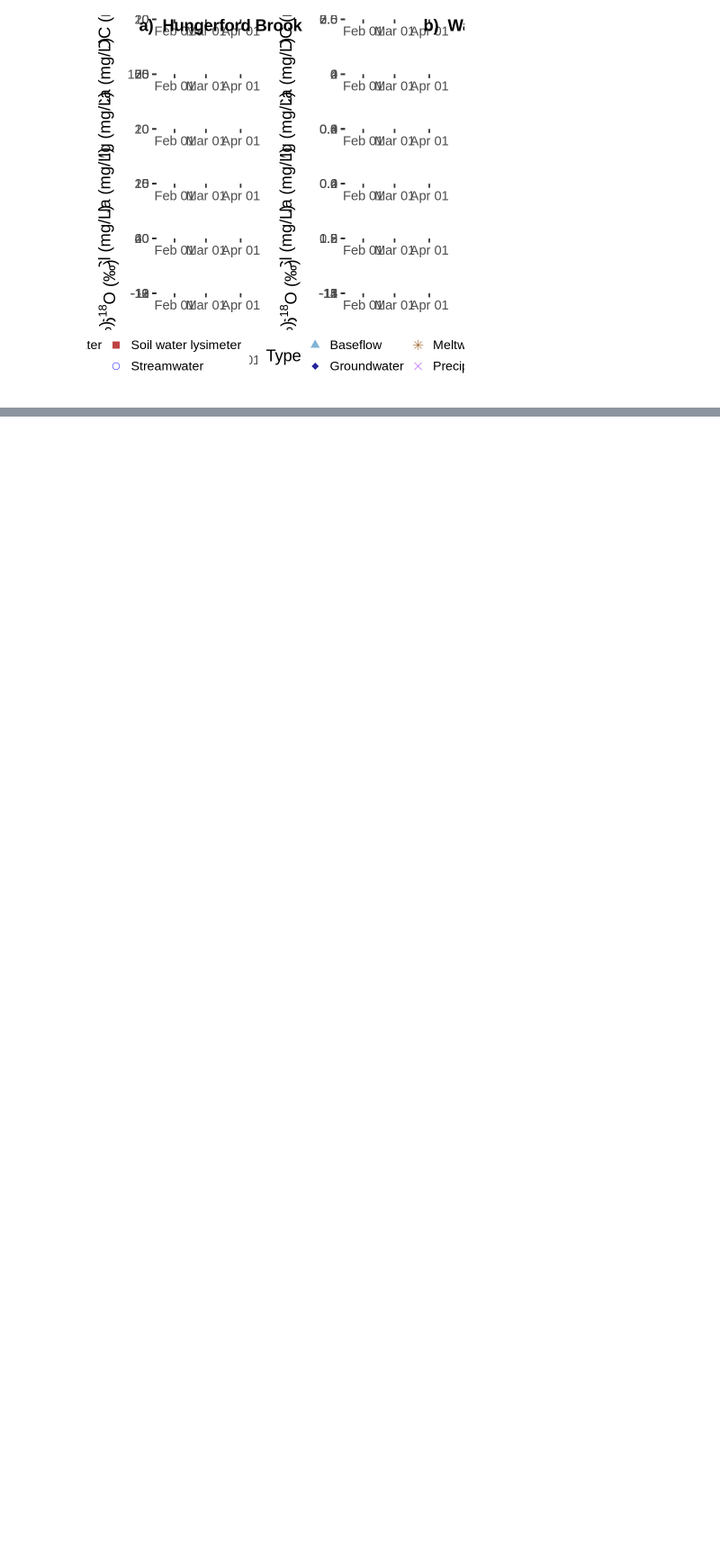
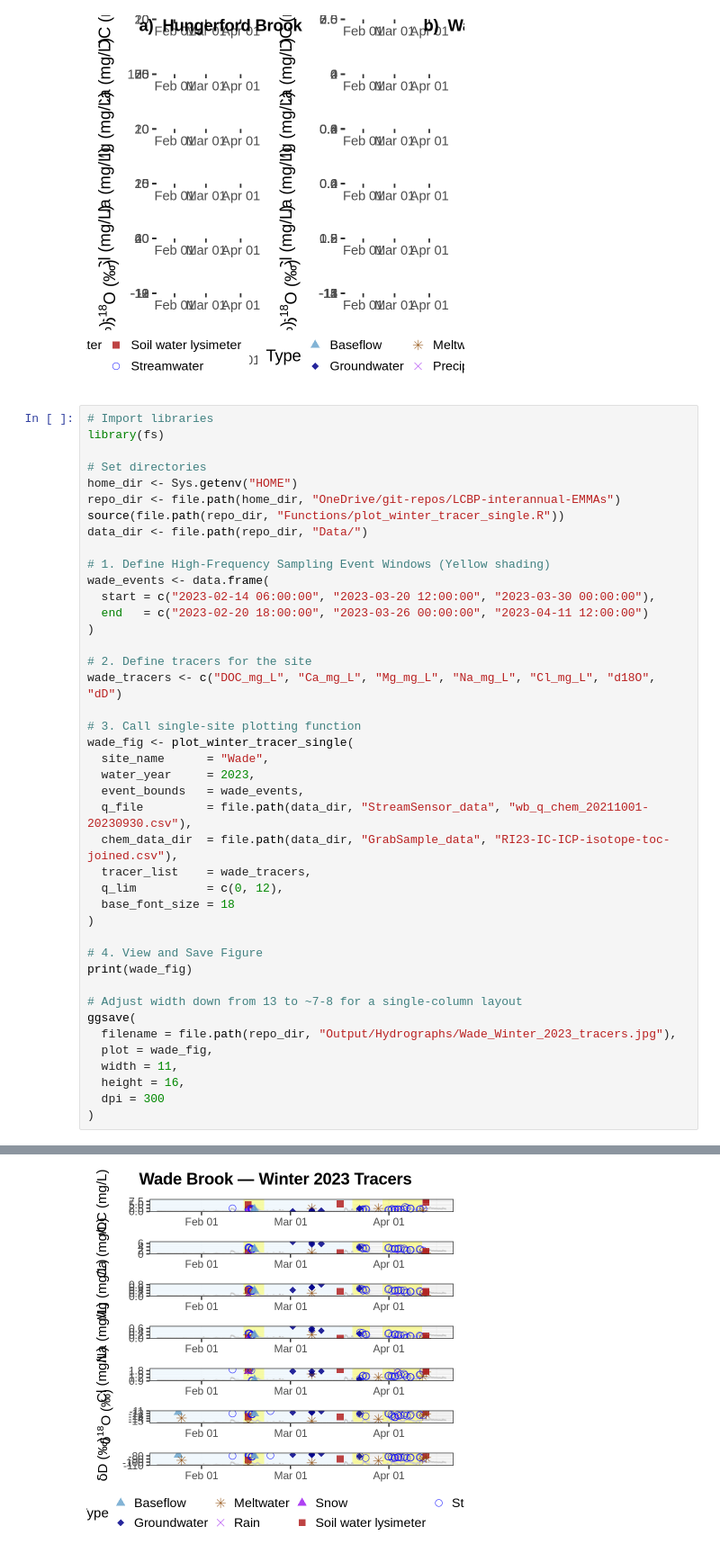
Before and after one commit to MeganEDuffy/LCBP-interannual-EMMAs, a Jupyter notebook: Notebooks/StreamSensor_timeseries/RI23_Stream_solute_comparison.ipynb, the cells around one changed output, grey strips where cells are left out. Shown at 90% size. Cells and saved outputs as stored; diff of their text form; blank space fills up the shorter version.

Commit message:
plotted wade winter solute timeseries to get legend for biorender

```diff
--- a/Notebooks/StreamSensor_timeseries/RI23_Stream_solute_comparison.ipynb
+++ b/Notebooks/StreamSensor_timeseries/RI23_Stream_solute_comparison.ipynb
@@ -68,3 +68,46 @@ Warning message:
 Warning message:
 “Removed 6 rows containing missing values or values outside the scale range (`geom_point()`).”
 [figure]
+# %%
+# Import libraries
+library(fs)
+
+# Set directories
+home_dir <- Sys.getenv("HOME")
+repo_dir <- file.path(home_dir, "OneDrive/git-repos/LCBP-interannual-EMMAs")
+source(file.path(repo_dir, "Functions/plot_winter_tracer_single.R"))
+data_dir <- file.path(repo_dir, "Data/")
+
+# 1. Define High-Frequency Sampling Event Windows (Yellow shading)
+wade_events <- data.frame(
+  start = c("2023-02-14 06:00:00", "2023-03-20 12:00:00", "2023-03-30 00:00:00"),
+  end   = c("2023-02-20 18:00:00", "2023-03-26 00:00:00", "2023-04-11 12:00:00")
+)
+
+# 2. Define tracers for the site
+wade_tracers <- c("DOC_mg_L", "Ca_mg_L", "Mg_mg_L", "Na_mg_L", "Cl_mg_L", "d18O", "dD")
+
+# 3. Call single-site plotting function
+wade_fig <- plot_winter_tracer_single(
+  site_name      = "Wade",
+  water_year     = 2023,
+  event_bounds   = wade_events,
+  q_file         = file.path(data_dir, "StreamSensor_data", "wb_q_chem_20211001-20230930.csv"),
+  chem_data_dir  = file.path(data_dir, "GrabSample_data", "RI23-IC-ICP-isotope-toc-joined.csv"),
+  tracer_list    = wade_tracers,
+  q_lim          = c(0, 12),
+  base_font_size = 18
+)
+
+# 4. View and Save Figure
+print(wade_fig)
+
+# Adjust width down from 13 to ~7-8 for a single-column layout
+ggsave(
+  filename = file.path(repo_dir, "Output/Hydrographs/Wade_Winter_2023_tracers.jpg"),
+  plot = wade_fig,
+  width = 11,
+  height = 16,
+  dpi = 300
+)
+# %% [output]
@@ -70,0 +131 @@ Warning message:
+[figure, added]
```
Also changed, not shown: parts of 1 cell of this notebook, 3 other files.
